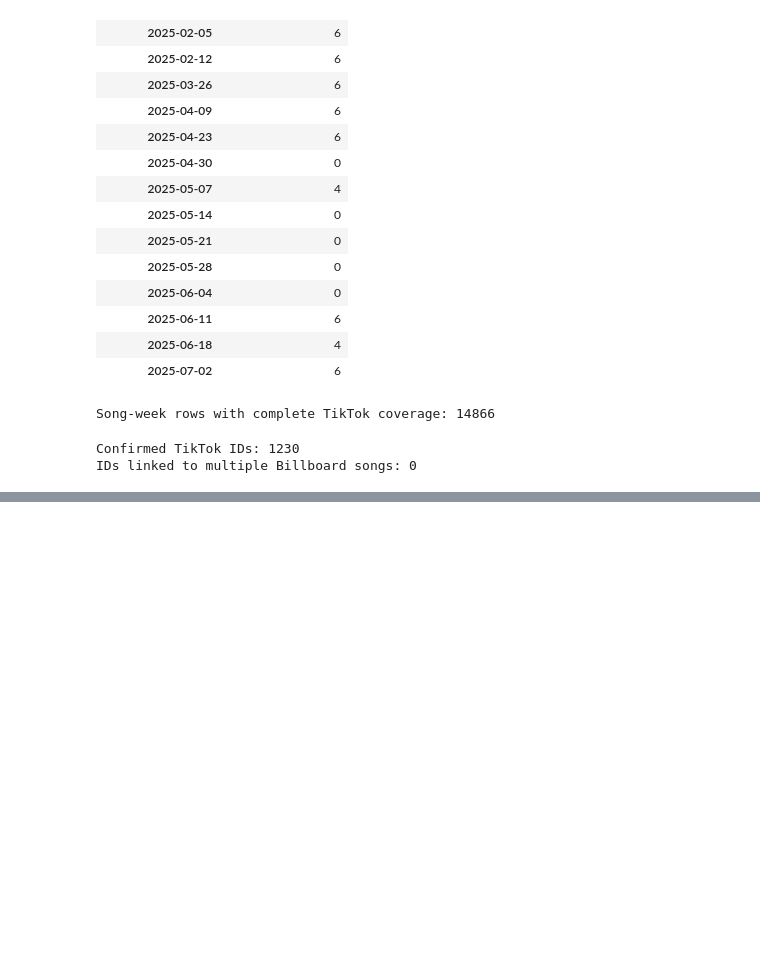
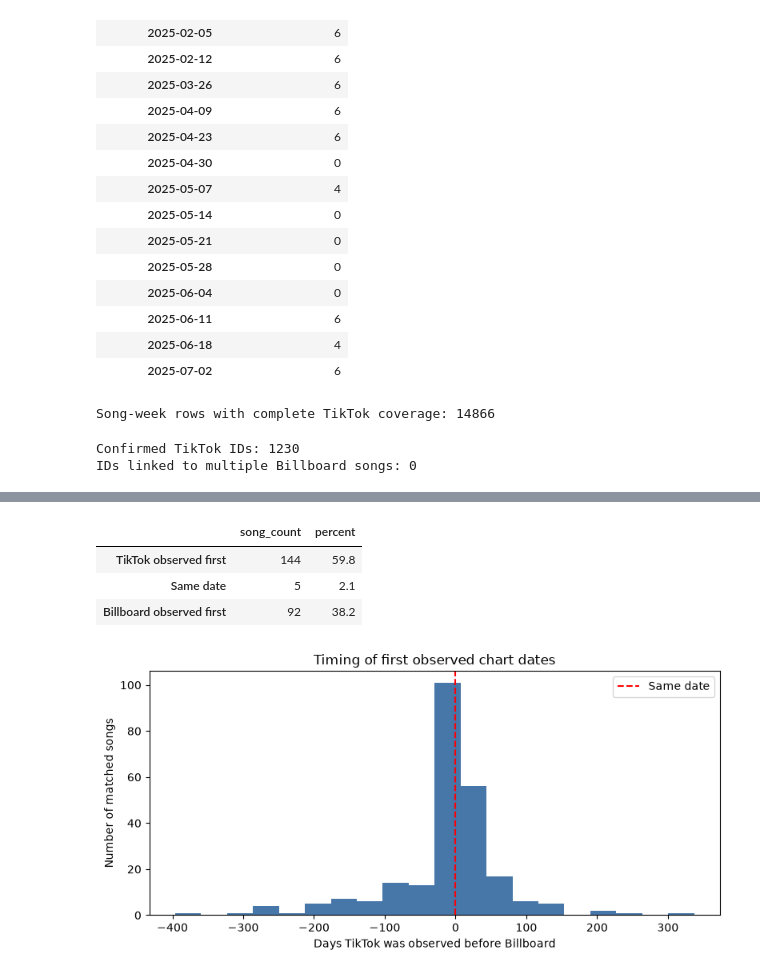
Before and after one commit to apekshapdl/charts-to-trends, a Jupyter notebook: notebooks/data_analysis.ipynb, the cells around one changed output, grey strips where cells are left out. Drawn from its saved outputs; the diff is of its cells as text; code cells hidden in the pictures; blank space fills up the shorter version.

```diff
--- a/notebooks/data_analysis.ipynb
+++ b/notebooks/data_analysis.ipynb
@@ -366,0 +523,41 @@ Not on Billboard that week: 1707
+# %%
+# Use one row per TikTok song ID so each song counts once.
+timing_by_song = timing_comparison.drop_duplicates(subset='song_id').copy()
+day_gap = timing_by_song['days_tiktok_before_billboard']
+
+# Count whether TikTok or Billboard was observed first, or on the same date.
+timing_counts = pd.Series({
+    'TikTok observed first': int((day_gap > 0).sum()),
+    'Same date': int((day_gap == 0).sum()),
+    'Billboard observed first': int((day_gap < 0).sum()),
+})
+
+# Convert each count into a share of the matched songs in this table.
+timing_summary = pd.DataFrame({'song_count': timing_counts})
+timing_summary['percent'] = timing_summary['song_count'] / len(timing_by_song) * 100
+
+display(timing_summary.round(1))
+# %% [output]
+|  | song_count | percent |
+| TikTok observed first | 144 | 59.8 |
+| Same date | 5 | 2.1 |
+| Billboard observed first | 92 | 38.2 |
+# %%
+import matplotlib.pyplot as plt
+
+# Draw a bar for how many matched songs have each observed date gap.
+plt.figure(figsize=(8, 4))
+plt.hist(timing_by_song['days_tiktok_before_billboard'], bins=20, color='#4776A8')
+
+# Zero means both were first observed on the same date.
+plt.axvline(0, color='red', linestyle='--', label='Same date')
+plt.xlabel('Days TikTok was observed before Billboard')
+plt.ylabel('Number of matched songs')
+plt.title('Timing of first observed chart dates')
+plt.legend()
+plt.tight_layout()
+plt.show()
+
+# Positive gaps mean TikTok was observed first; negative gaps mean Billboard was.
+# %% [output]
+[figure, added]
```
Also changed, not shown: parts of 13 cells of this notebook, 1 other file.
